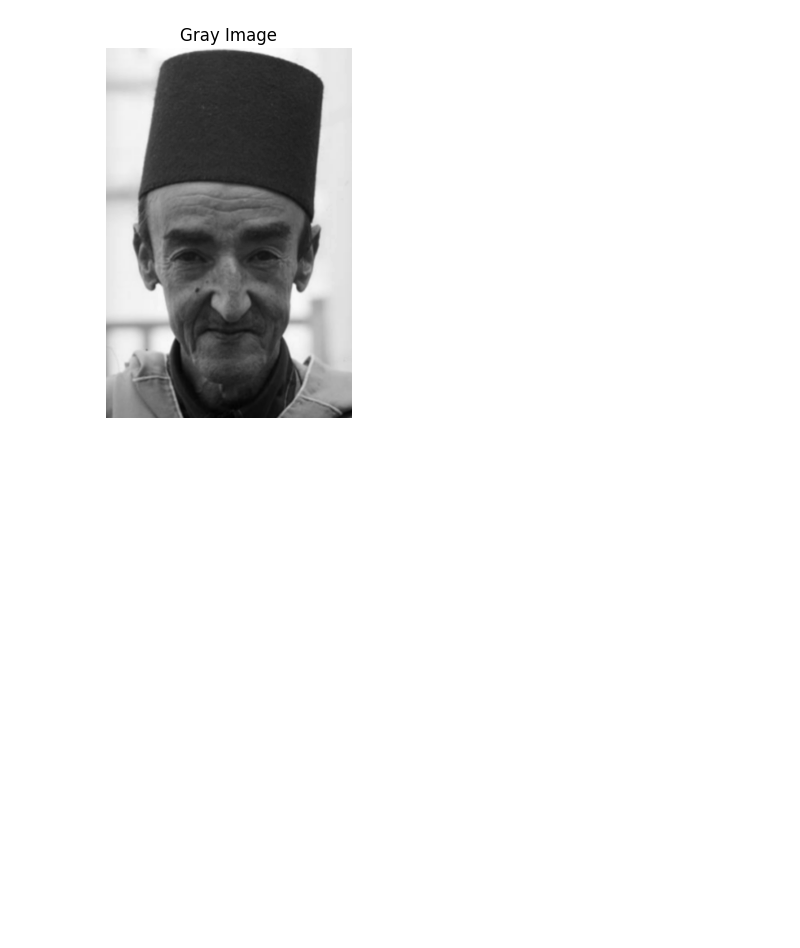
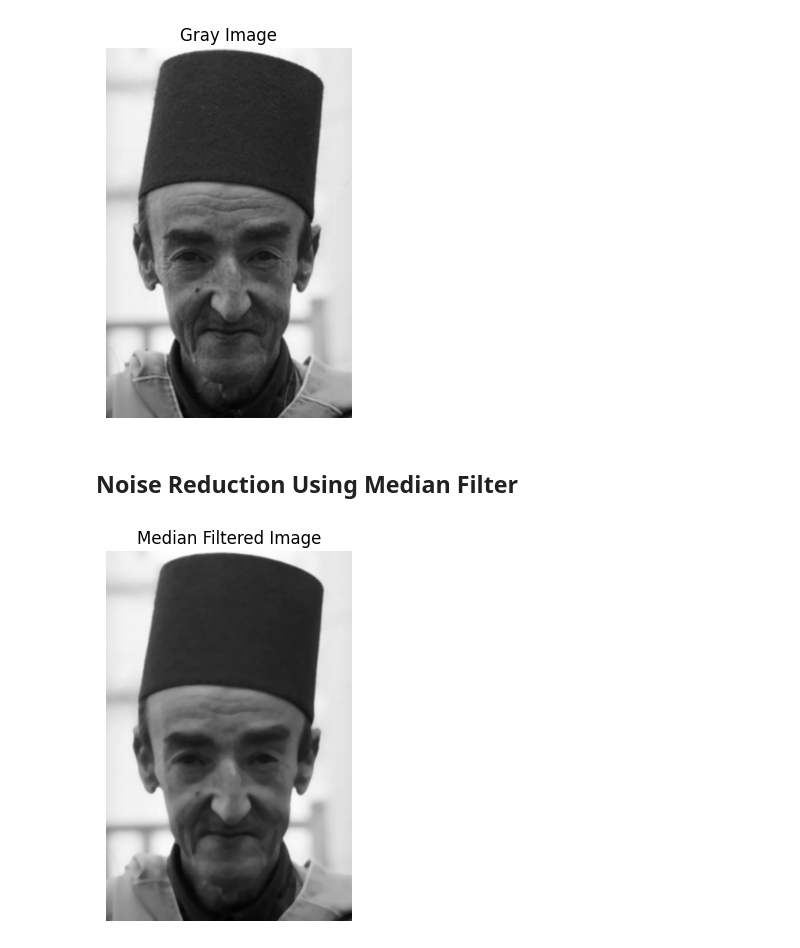
Before and after one commit to YoussefAboelwafa/Computer_Vision_Tasks, a Jupyter notebook: asg1/Cartoonifying.ipynb, the cells around one changed output. Drawn from its saved outputs; the diff is of its cells as text; code cells hidden in the pictures; blank space fills up the shorter version.

Commit message:
Median Filter and Laplacian Filter

```diff
--- a/asg1/Cartoonifying.ipynb
+++ b/asg1/Cartoonifying.ipynb
@@ -13,7 +12,14 @@ show_image(img, 'Original Image')
 # %% [markdown]
 ## Gray Image
 # %%
-img_gray = cv.cvtColor(img, cv.COLOR_BGR2GRAY)
-show_image(img_gray, 'Gray Image')
+gray_img = cv.cvtColor(img, cv.COLOR_BGR2GRAY)
+show_image(gray_img, 'Gray Image')
 # %% [output]
 [figure]
+# %% [markdown]
+## Noise Reduction Using Median Filter
+# %%
+median_filtered_img = cv.medianBlur(gray_img, 9)
+show_image(median_filtered_img, 'Median Filtered Image')
+# %% [output]
+[figure, added]
```
Also changed, not shown: parts of 3 cells of this notebook.
